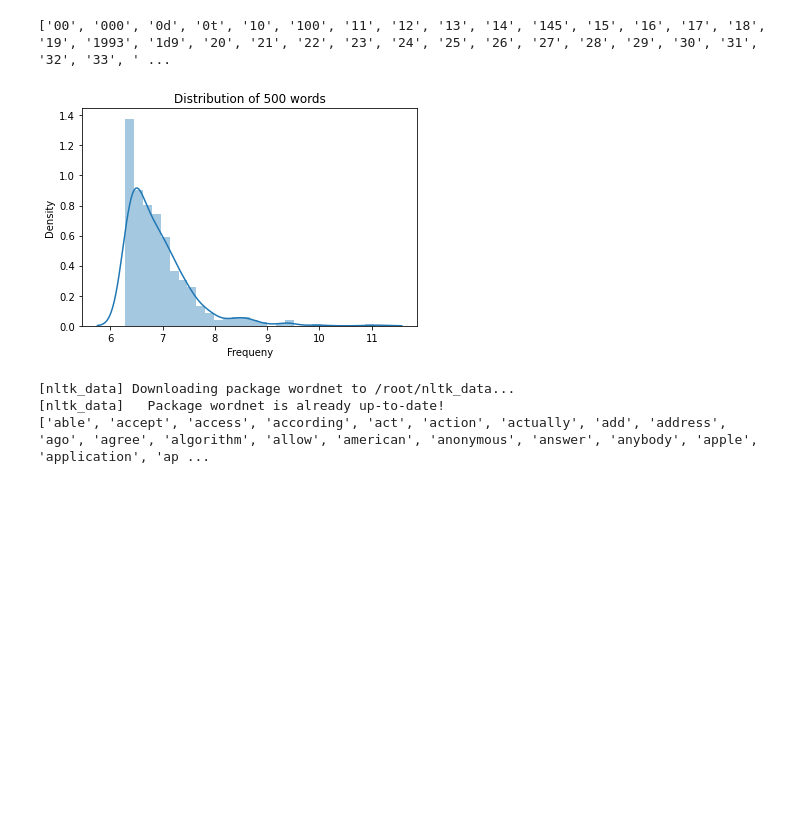
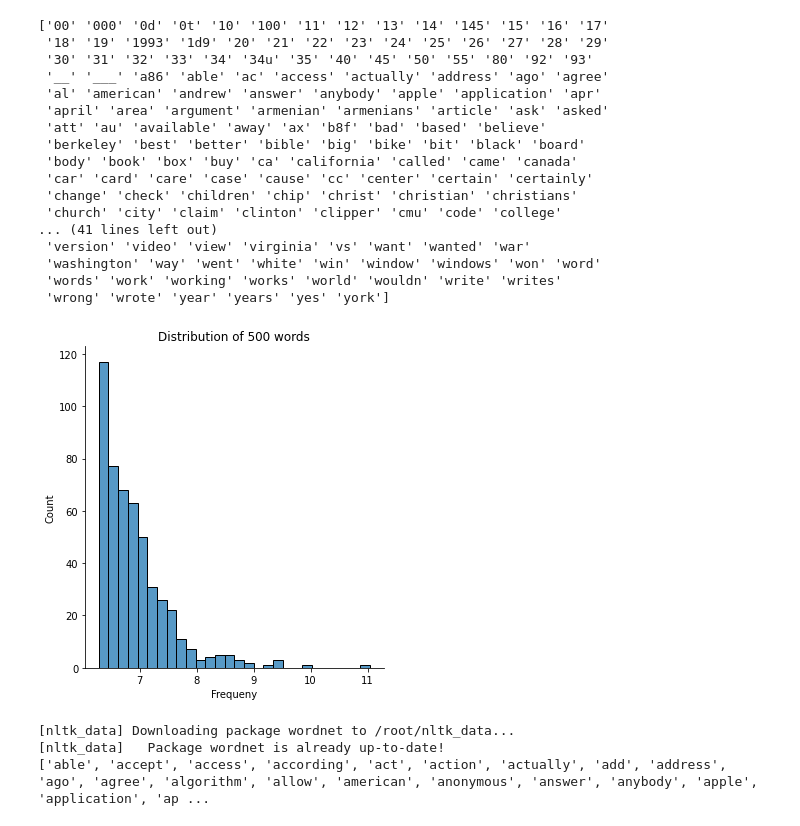
Before and after one commit to Denis04-M/news_group_topics, a Jupyter notebook: news_groups_topics.ipynb, the cells around one changed output. Drawn from its saved outputs; the diff is of its cells as text; code cells hidden in the pictures; blank space fills up the shorter version.

```diff
--- a/news_groups_topics.ipynb
+++ b/news_groups_topics.ipynb
@@ -3,26 +3,42 @@
 # %%
 from sklearn.datasets import fetch_20newsgroups
 import seaborn as sns
 import matplotlib.pyplot as plt
 from sklearn.feature_extraction.text import CountVectorizer
 import numpy as np
 from nltk.stem import WordNetLemmatizer
 from nltk.corpus import names
 
 topics = fetch_20newsgroups()
 cv = CountVectorizer(stop_words = 'english', max_features= 500)
 transformed = cv.fit_transform(topics.data)
-print(cv.get_feature_names())
+print(cv.get_feature_names_out())
 
 # plotting the distribution of words
-sns.distplot(np.log(transformed.toarray().sum(axis=0)))
+sns.displot(np.log(transformed.toarray().sum(axis=0)))
 plt.xlabel('Log Count')
 plt.xlabel('Frequeny')
 plt.title('Distribution of 500 words')
 plt.show()
 # %% [output]
-['00', '000', '0d', '0t', '10', '100', '11', '12', '13', '14', '145', '15', '16', '17', '18', '19', '1993', '1d9', '20', '21', '22', '23', '24', '25', '26', '27', '28', '29', '30', '31', '32', '33', ' ...
+['00' '000' '0d' '0t' '10' '100' '11' '12' '13' '14' '145' '15' '16' '17'
+ '18' '19' '1993' '1d9' '20' '21' '22' '23' '24' '25' '26' '27' '28' '29'
+ '30' '31' '32' '33' '34' '34u' '35' '40' '45' '50' '55' '80' '92' '93'
+ '__' '___' 'a86' 'able' 'ac' 'access' 'actually' 'address' 'ago' 'agree'
+ 'al' 'american' 'andrew' 'answer' 'anybody' 'apple' 'application' 'apr'
+ 'april' 'area' 'argument' 'armenian' 'armenians' 'article' 'ask' 'asked'
+ 'att' 'au' 'available' 'away' 'ax' 'b8f' 'bad' 'based' 'believe'
+ 'berkeley' 'best' 'better' 'bible' 'big' 'bike' 'bit' 'black' 'board'
+ 'body' 'book' 'box' 'buy' 'ca' 'california' 'called' 'came' 'canada'
+ 'car' 'card' 'care' 'case' 'cause' 'cc' 'center' 'certain' 'certainly'
+ 'change' 'check' 'children' 'chip' 'christ' 'christian' 'christians'
+ 'church' 'city' 'claim' 'clinton' 'clipper' 'cmu' 'code' 'college'
+... (41 lines left out)
+ 'version' 'video' 'view' 'virginia' 'vs' 'want' 'wanted' 'war'
+ 'washington' 'way' 'went' 'white' 'win' 'window' 'windows' 'won' 'word'
+ 'words' 'work' 'working' 'works' 'world' 'wouldn' 'write' 'writes'
+ 'wrong' 'wrote' 'year' 'years' 'yes' 'york']
-[figure, old version]
+[figure, new version]
 # %%
 # data processing
 
```
Also changed, not shown: parts of 1 cell of this notebook.
